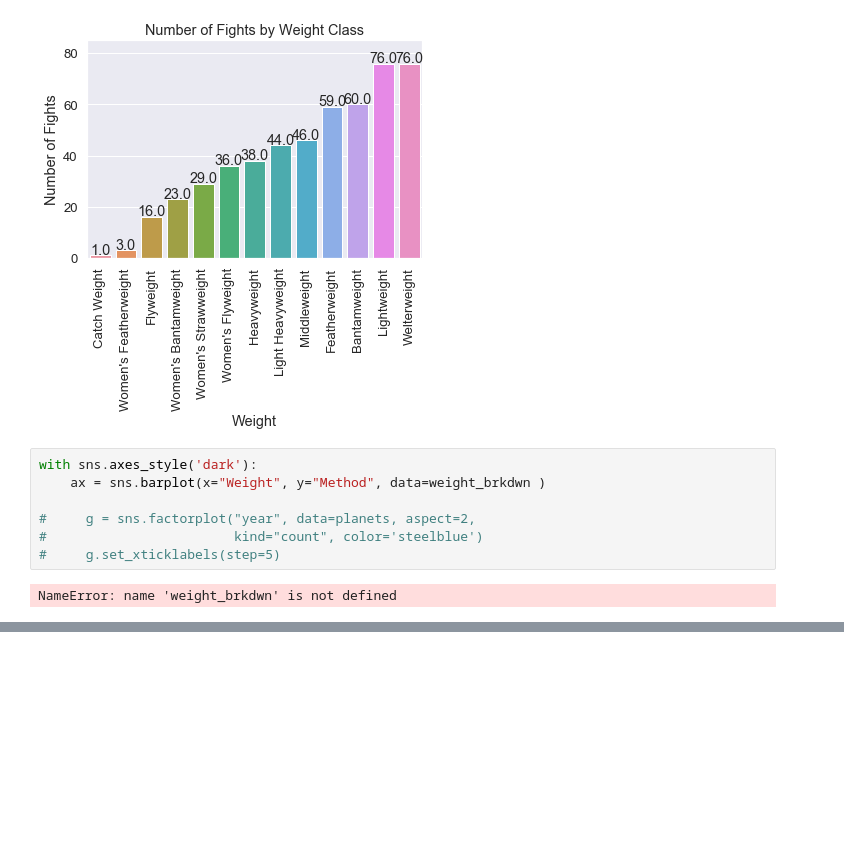
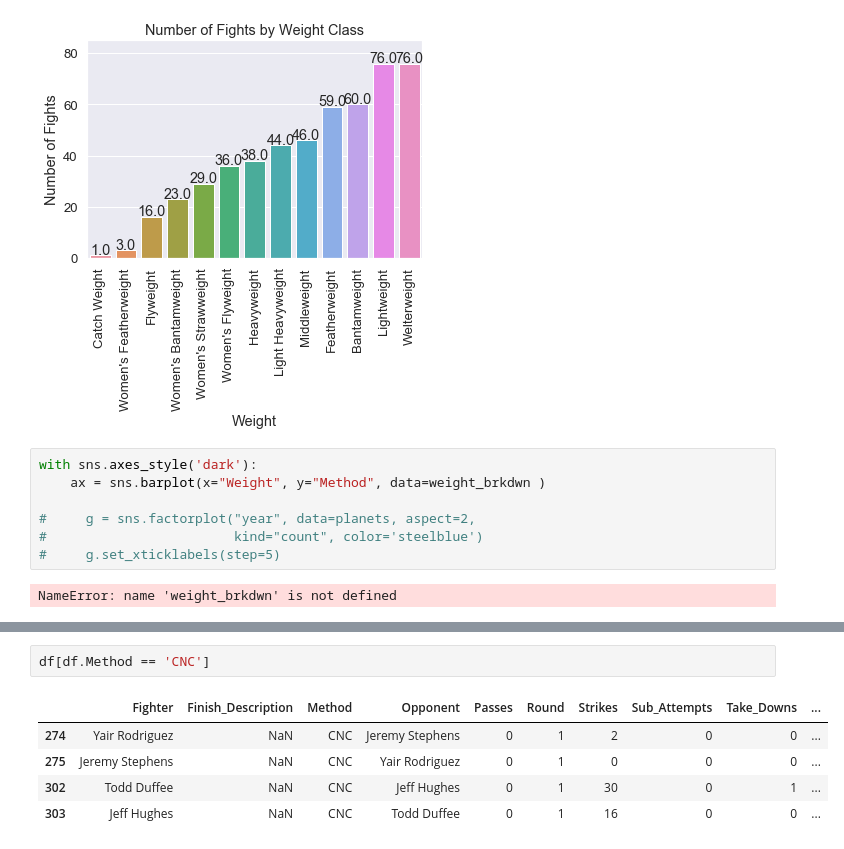
Before and after one commit to Daylen-Mackey/UFC-2019-In-Review, a Jupyter notebook: Web Scraping.ipynb, the cells around one changed output, grey strips where cells are left out. Cells and saved outputs as stored; diff of their text form; blank space fills up the shorter version.

```diff
--- a/Web Scraping.ipynb
+++ b/Web Scraping.ipynb
@@ -262,0 +339,8 @@ NameError: name 'weight_brkdwn' is not defined
+# %%
+df[df.Method == 'CNC']
+# %% [output]
+|  | Fighter | Finish_Description | Method | Opponent | Passes | Round | Strikes | Sub_Attempts | Take_Downs | ... |
+| 274 | Yair Rodriguez | NaN | CNC | Jeremy Stephens | 0 | 1 | 2 | 0 | 0 | ... |
+| 275 | Jeremy Stephens | NaN | CNC | Yair Rodriguez | 0 | 1 | 0 | 0 | 0 | ... |
+| 302 | Todd Duffee | NaN | CNC | Jeff Hughes | 0 | 1 | 30 | 0 | 1 | ... |
+| 303 | Jeff Hughes | NaN | CNC | Todd Duffee | 0 | 1 | 16 | 0 | 0 | ... |
```
Also changed, not shown: parts of 12 cells of this notebook, 14 other files.
